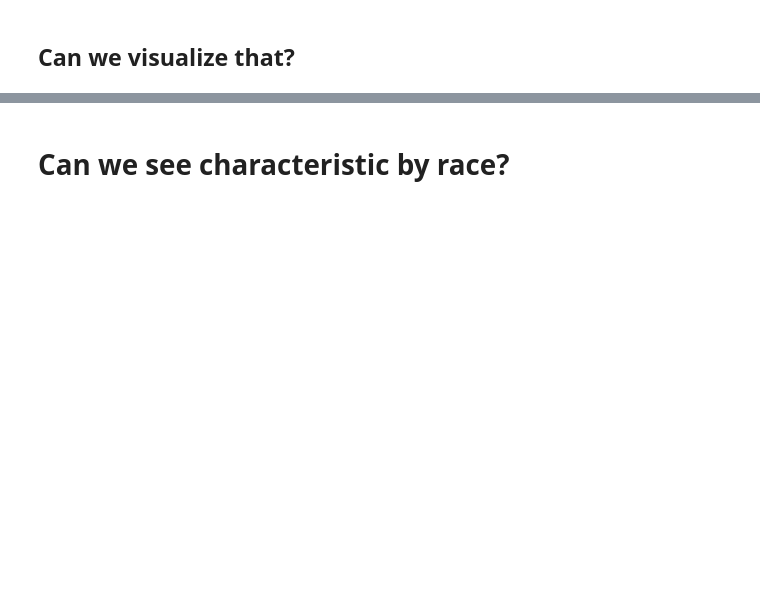
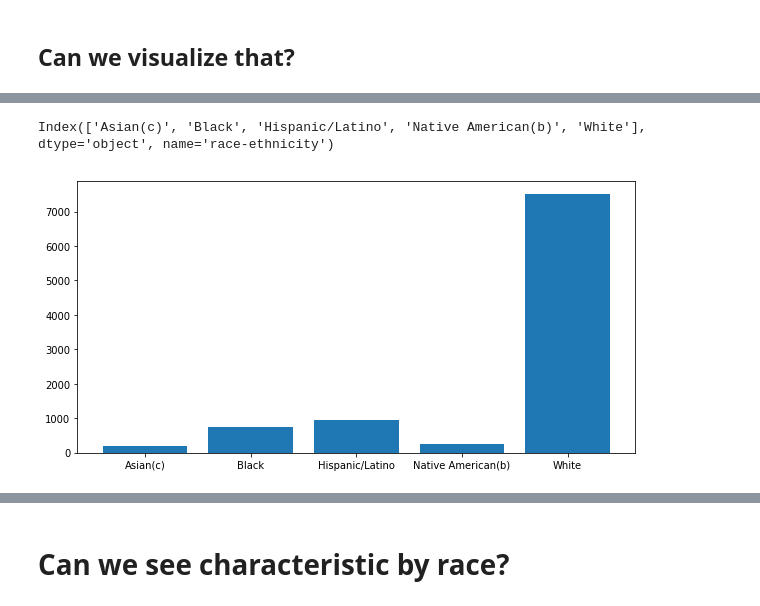
Before and after one commit to ccnypsych/psy31170, a Jupyter notebook: slides/L07_stats_viz.ipynb, the cells around one changed output, grey strips where cells are left out. Cells and saved outputs as stored; diff of their text form; code cells hidden in the pictures; blank space fills up the shorter version.

```diff
--- a/slides/L07_stats_viz.ipynb
+++ b/slides/L07_stats_viz.ipynb
@@ -34,5 +84,6 @@ dfc.head()
 2. `sum` - reduce
 3. More info: https://pandas.pydata.org/pandas-docs/stable/user_guide/reshaping.html
 # %%
-ragg = dfc.groupby('race-ethnicity').sum()
-ragg
+ragg = dfc.groupby('race-ethnicity')
+# All rows in first group
+list(ragg)[0]
@@ -38,0 +103,4 @@ ragg
+# %%
+# sums all the rows in a group
+rsum = ragg.sum()
+rsum
@@ -43,16 +119,22 @@ ragg
 There are many visualization libraries, but we will primarily use [matplotlib](https://matplotlib.org/index.html). We can use matplotlib directly or through Pandas.
 
 ![annotated figure with matplotlib terms for each aspect](figs/L06/anatomy_mpl.png)
+# %%
+rsum.index
+# %% [output]
+Index(['Asian(c)', 'Black', 'Hispanic/Latino', 'Native American(b)', 'White'], dtype='object', name='race-ethnicity')
 # %%
 %matplotlib inline
 
 import matplotlib.pyplot as plt
 
 #create an image, make it pretty wide: figsize=(width, height)
 fig, ax = plt.subplots(figsize=(10,5))
 # using matplotlib's bar function (directly, ax.bar(x values, heights)
-_ = ax.bar(ragg.index, ragg['Total-estimate'])
+_ = ax.bar(rsum.index, rsum['Total-estimate'])
 #_ suppresses output
+# %% [output]
+[figure, added]
 # %%
 # Alternatively, we can use a Pandas wrapper on matplotlib to generate a bar
 # Pandas-quicker, Matplotlib-more customization
```
Also changed, not shown: parts of 14 cells of this notebook.
